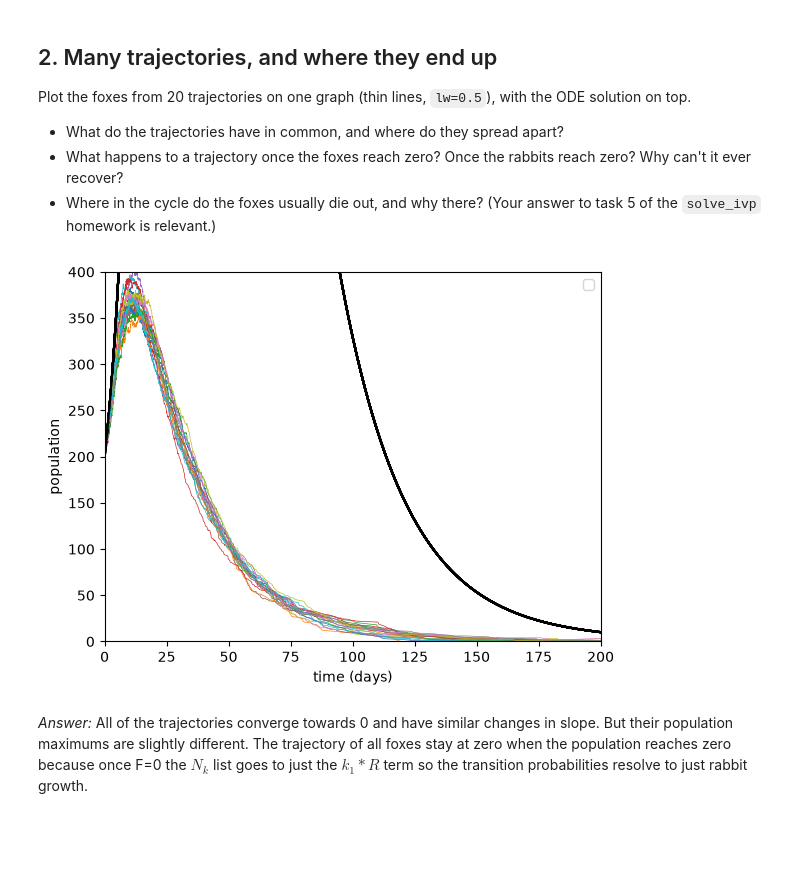
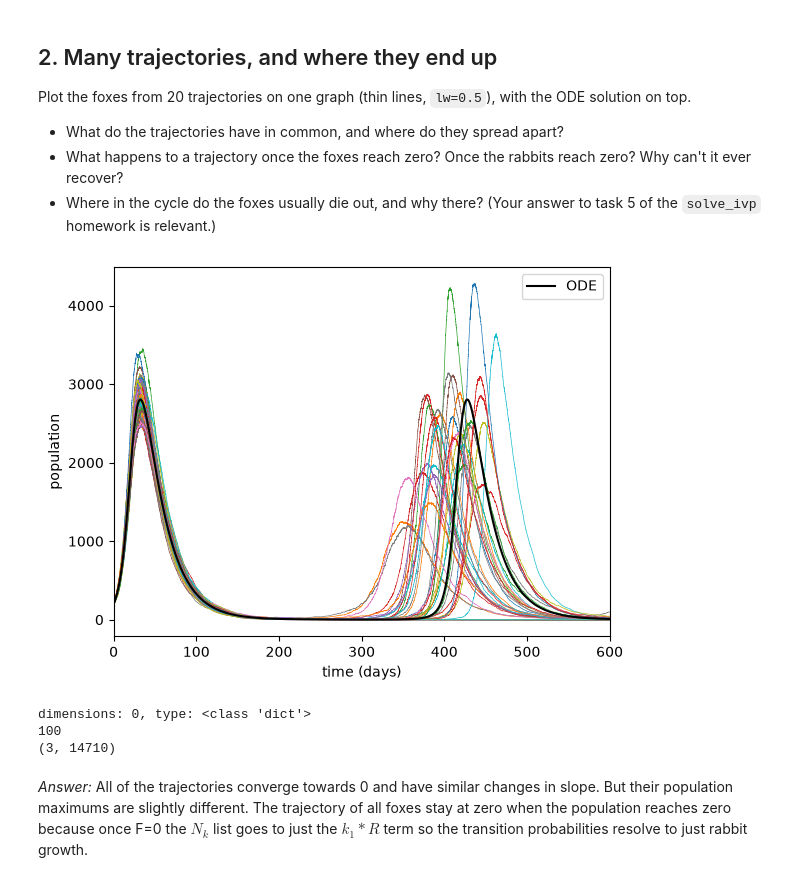
Before and after one commit to mitchellmlibby/kinetic-monte-carlo, a Jupyter notebook: rabbits-and-foxes-kmc.ipynb, the cells around one changed output. Cells and saved outputs as stored; diff of their text form; code cells hidden in the pictures; blank space fills up the shorter version.

```diff
--- a/rabbits-and-foxes-kmc.ipynb
+++ b/rabbits-and-foxes-kmc.ipynb
@@ -208,7 +208,6 @@ def kmc(R0, F0, t_end, rng, s):
         elif i == 1:
             r = r - 1
         elif i == 2:
-            r = r - 1
             f = f + 1
         else:
             f = f - 1
@@ -228,7 +227,7 @@ def kmc(R0, F0, t_end, rng, s):
         F.append(f)
     return t, R, F
 rng = np.random.default_rng()
-t, R, F = kmc(R0 = 400, F0 = 200, t_end = 600, rng = rng, s =350)
+t, R, F = kmc(R0 = 400, F0 = 200, t_end = 600, rng = rng, s =100)
 print(t)
 print(R)
 print(F)
@@ -236,12 +235,12 @@ print(len(t))
 print(t[-1])
 plt.plot(t, R, "red", label="rabbits (KMC)")
 plt.plot(t, F, "blue", label="foxes (KMC)")
-plt.plot(t_ode, R_ode, "green", label="rabbits (ODE)")
-plt.plot(t_ode, F_ode, "orange",label="foxes (ODE)")
+plt.plot(t_ode, R_ode, "pink", label="rabbits (ODE)")
+plt.plot(t_ode, F_ode, "cyan",label="foxes (ODE)")
 # plt.step(t, F, where="post")
 plt.xlabel("time (days)")
 plt.ylabel("population")
 plt.legend()
-plt.title(f"KMC vs ODE rabbits and foxes (KMC seed {350})")
+plt.title(f"KMC vs ODE rabbits and foxes (KMC seed {100})")
 plt.show()
 # %% [output]
@@ -265,19 +262,30 @@ solution on top.
 - Where in the cycle do the foxes usually die out, and why there? (Your answer to
   task 5 of the `solve_ivp` homework is relevant.)
 # %%
-for s in range(20):
-    rng = np.random.default_rng(seed = s)
-    t, R, F = kmc(R0=400, F0=200, t_end=600, rng=rng, s=s)
-    plt.plot(t, F, lw = 0.5)
-    plt.plot(t_ode, F_ode, "black")
-    # plt.plot(t_ode, F_ode, "orange", lw = 0.5)
-    plt.legend()
-    plt.xlim(0,200)
-    plt.ylim(0,400)
+def seed_trajectory_scan(span, t_end):
+    runs = {}
+    for s in range(span):
+        rng = np.random.default_rng(seed = s)
+        t, R, F = kmc(R0=400, F0=200, t_end = 600, rng=rng, s=s)
+        runs[s] = np.array([t,R,F]) #this defines runs as a 3Xs matrix where t is the 0th element, R is the 1st, and F is the 2nd
+        plt.plot(t, F, lw = 0.5)
+    plt.xlim(0,t_end)
     plt.xlabel("time (days)")
     plt.ylabel("population")
+    plt.plot(t_ode, F_ode, "black", label = "ODE")
+    plt.legend()
+    return runs
+results = seed_trajectory_scan(span = 100, t_end = 600);
 # %% [output]
-[figure, old version]
+[figure, new version]
+# %%
+print(f"dimensions: {np.ndim(results)}, type: {type(results)}")
+print(len(results))
+print(results[0].shape)
+# %% [output]
+dimensions: 0, type: <class 'dict'>
+100
+(3, 14710)
 # %% [markdown]
 *Answer:*  All of the trajectories converge towards 0 and have similar changes in slope.  But their population maximums are slightly different.  The trajectory of all foxes stay at zero when the population reaches zero because once F=0 the $N_{k}$ list goes to just the $k_{1}*R$ term so the transition probabilities resolve to just rabbit growth.
 # %% [markdown]
```
Also changed, not shown: parts of 4 cells of this notebook.
